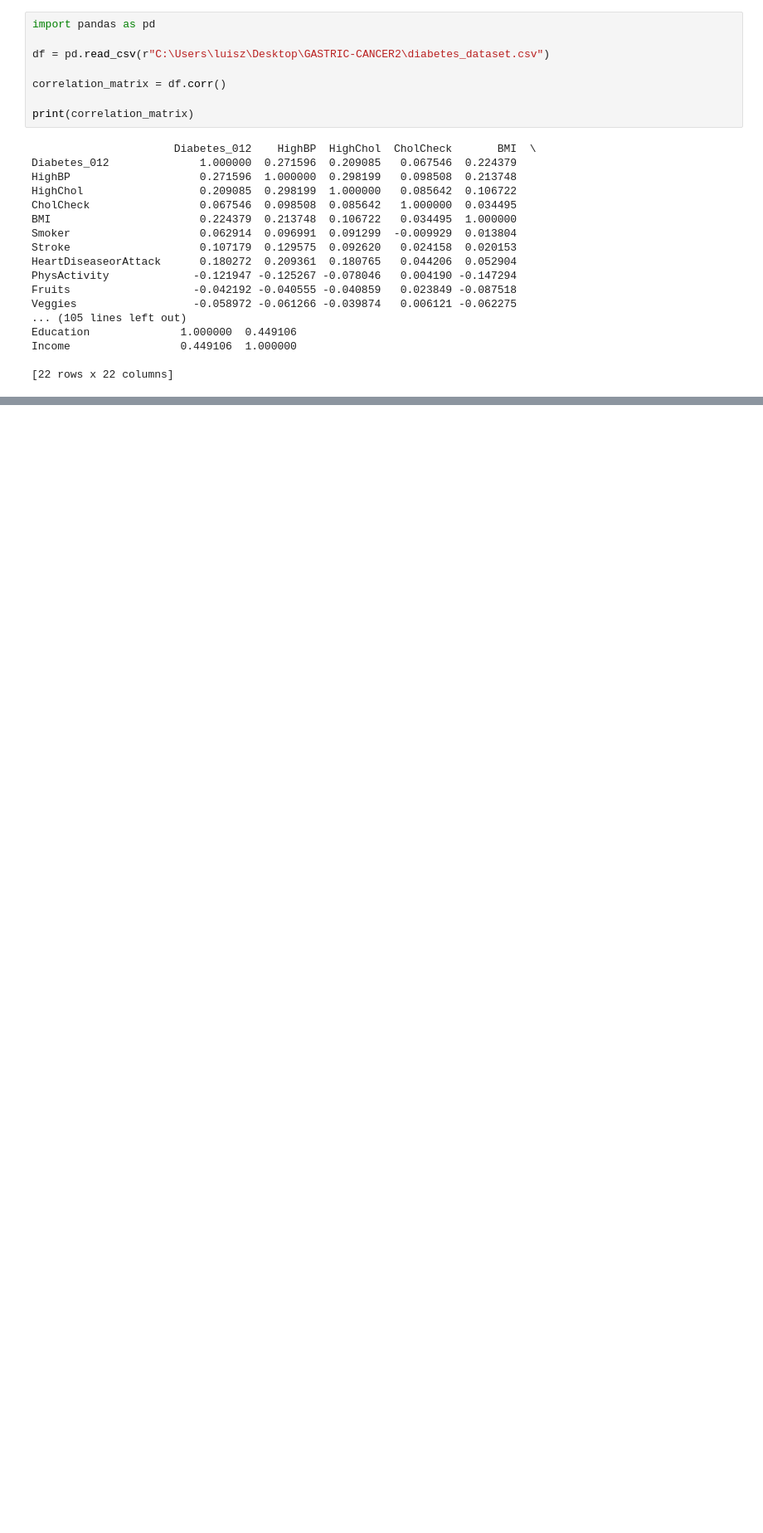
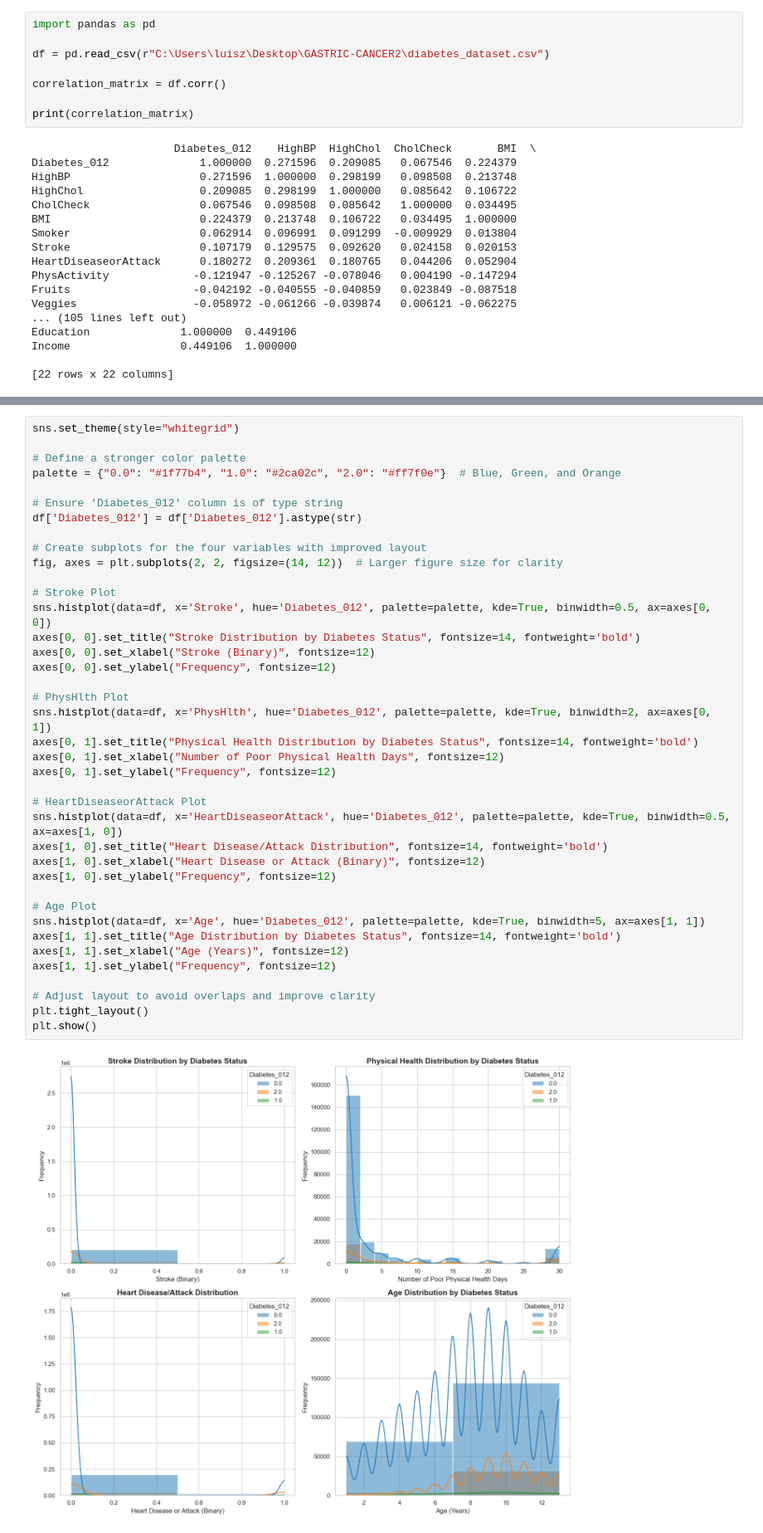
Before and after one commit to luiszanro/DIABETES, a Jupyter notebook: notebooks/diabetes_notebook.ipynb, the cells around one changed output, grey strips where cells are left out. Shown at 83% size. Drawn from its saved outputs; the diff is of its cells as text; blank space fills up the shorter version.

```diff
--- a/notebooks/diabetes_notebook.ipynb
+++ b/notebooks/diabetes_notebook.ipynb
@@ -93,0 +252,41 @@ Income                 0.449106  1.000000
+# %%
+sns.set_theme(style="whitegrid")
+
+# Define a stronger color palette
+palette = {"0.0": "#1f77b4", "1.0": "#2ca02c", "2.0": "#ff7f0e"}  # Blue, Green, and Orange
+
+# Ensure 'Diabetes_012' column is of type string
+df['Diabetes_012'] = df['Diabetes_012'].astype(str)
+
+# Create subplots for the four variables with improved layout
+fig, axes = plt.subplots(2, 2, figsize=(14, 12))  # Larger figure size for clarity
+
+# Stroke Plot
+sns.histplot(data=df, x='Stroke', hue='Diabetes_012', palette=palette, kde=True, binwidth=0.5, ax=axes[0, 0])
+axes[0, 0].set_title("Stroke Distribution by Diabetes Status", fontsize=14, fontweight='bold')
+axes[0, 0].set_xlabel("Stroke (Binary)", fontsize=12)
+axes[0, 0].set_ylabel("Frequency", fontsize=12)
+
+# PhysHlth Plot
+sns.histplot(data=df, x='PhysHlth', hue='Diabetes_012', palette=palette, kde=True, binwidth=2, ax=axes[0, 1])
+axes[0, 1].set_title("Physical Health Distribution by Diabetes Status", fontsize=14, fontweight='bold')
+axes[0, 1].set_xlabel("Number of Poor Physical Health Days", fontsize=12)
+axes[0, 1].set_ylabel("Frequency", fontsize=12)
+
+# HeartDiseaseorAttack Plot
+sns.histplot(data=df, x='HeartDiseaseorAttack', hue='Diabetes_012', palette=palette, kde=True, binwidth=0.5, ax=axes[1, 0])
+axes[1, 0].set_title("Heart Disease/Attack Distribution", fontsize=14, fontweight='bold')
+axes[1, 0].set_xlabel("Heart Disease or Attack (Binary)", fontsize=12)
+axes[1, 0].set_ylabel("Frequency", fontsize=12)
+
+# Age Plot
+sns.histplot(data=df, x='Age', hue='Diabetes_012', palette=palette, kde=True, binwidth=5, ax=axes[1, 1])
+axes[1, 1].set_title("Age Distribution by Diabetes Status", fontsize=14, fontweight='bold')
+axes[1, 1].set_xlabel("Age (Years)", fontsize=12)
+axes[1, 1].set_ylabel("Frequency", fontsize=12)
+
+# Adjust layout to avoid overlaps and improve clarity
+plt.tight_layout()
+plt.show()
+# %% [output]
+[figure, added]
```
Also changed, not shown: parts of 9 cells of this notebook.
